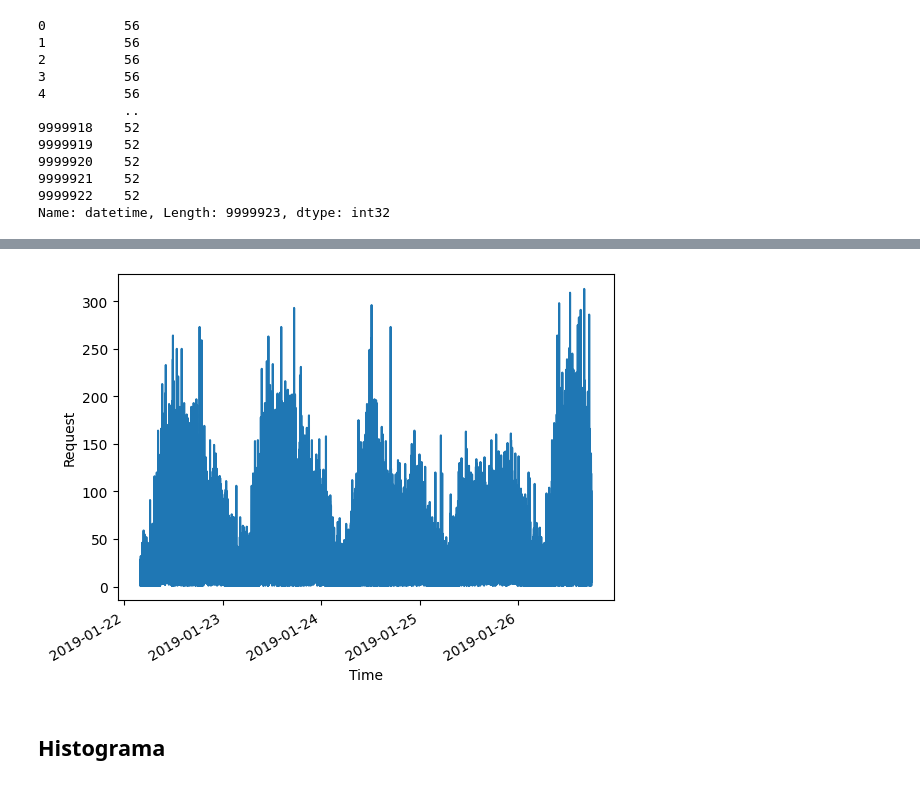
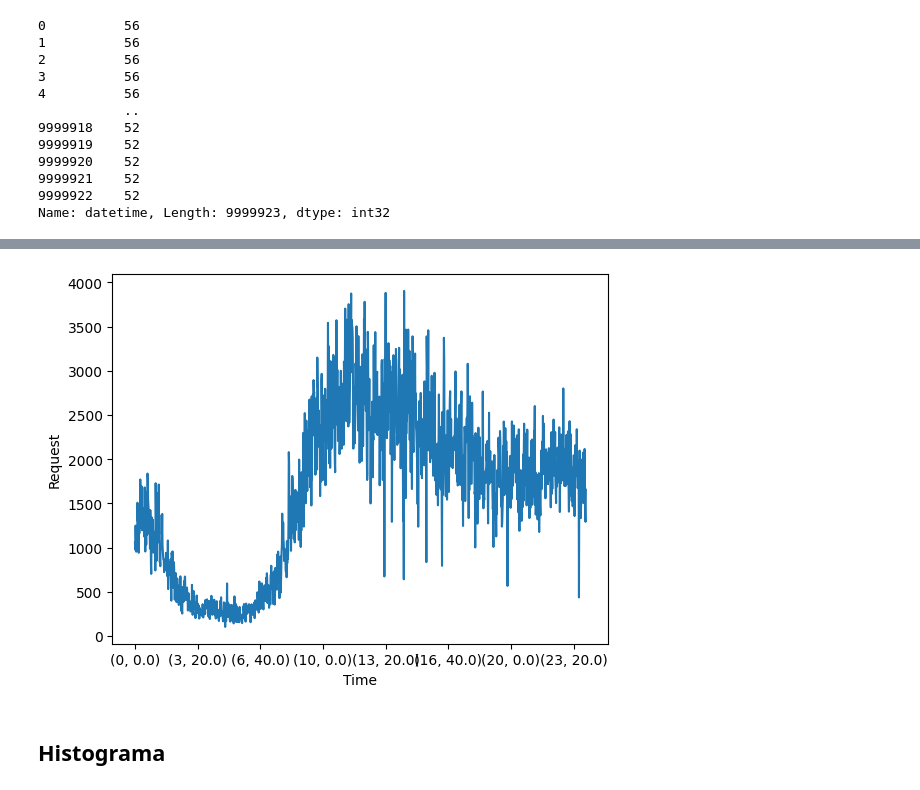
Before and after one commit to lcsvillela/CMP223, a Jupyter notebook: CMP223_WebAccessLog.ipynb, the cells around one changed output, grey strips where cells are left out. Drawn from its saved outputs; the diff is of its cells as text; code cells hidden in the pictures.

```diff
--- a/CMP223_WebAccessLog.ipynb
+++ b/CMP223_WebAccessLog.ipynb
@@ -86,8 +86,12 @@ memory usage: 534.1+ MB
 ## Ajustando o Datetime
 # %%
 new_logs_df['datetime'] = pd.to_datetime(new_logs_df['datetime'], format='%d/%b/%Y:%H:%M:%S %z')
+
+specific_day = '2019-01-23'
+filtered_logs = new_logs_df[new_logs_df['datetime'].dt.strftime('%Y-%m-%d') == specific_day]
 # %%
-date = new_logs_df['datetime'].dt.minute
+new_logs_df['hour'] = filtered_logs['datetime'].dt.hour
+new_logs_df['minute'] = filtered_logs['datetime'].dt.minute
 print(date)
 # %% [output]
 0          56
@@ -103,6 +107,6 @@ print(date)
 9999922    52
 Name: datetime, Length: 9999923, dtype: int32
 # %%
-teste_df = new_logs_df.groupby(['datetime']).count()
+teste_df = new_logs_df.groupby(['hour', 'minute']).size()
 print(teste_df)
 # %% [output]
@@ -124,10 +126,11 @@ datetime
 # %%
-teste_df.request.plot()
+teste_df.plot()
 plt.xlabel('Time')
+
 plt.ylabel('Request')
 plt.show()
 # %% [output]
-[figure, old version]
+[figure, new version]
 # %% [markdown]
 ## Histograma
 # %%
```
Also changed, not shown: parts of 3 cells of this notebook.
